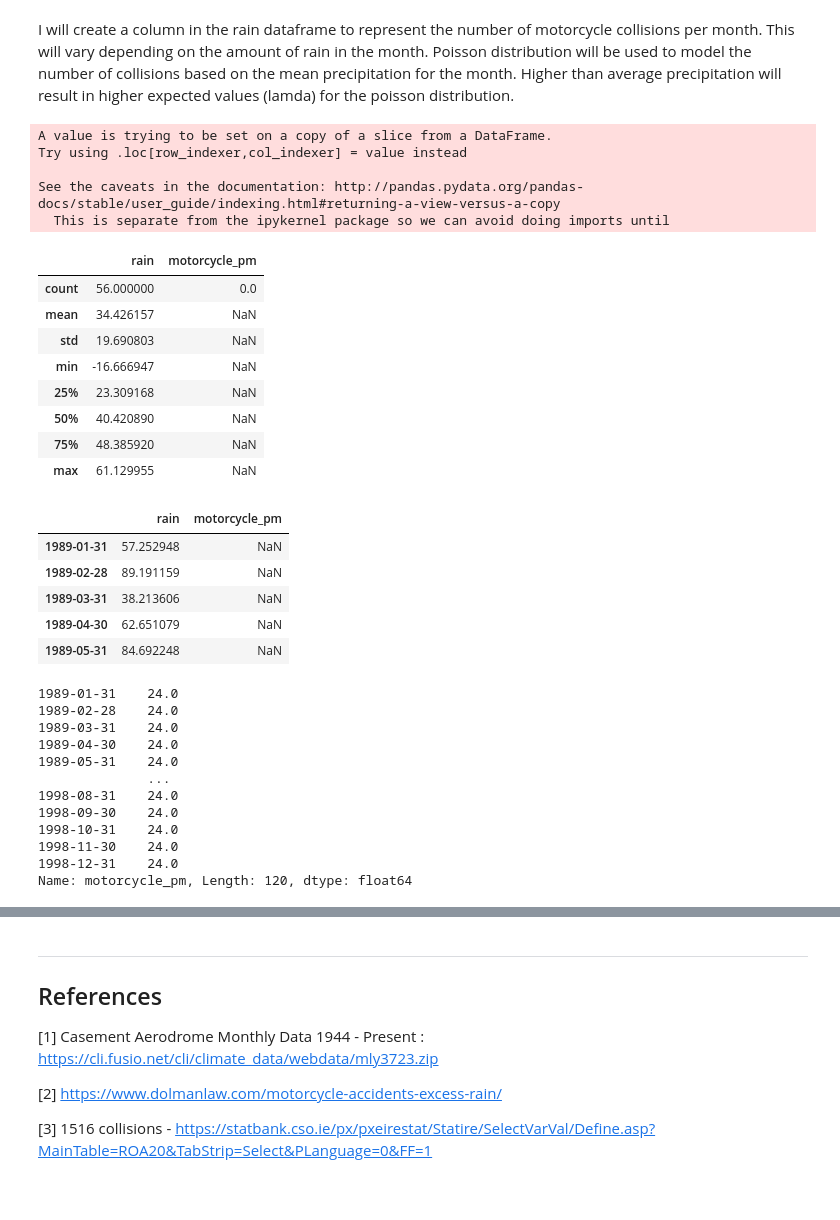
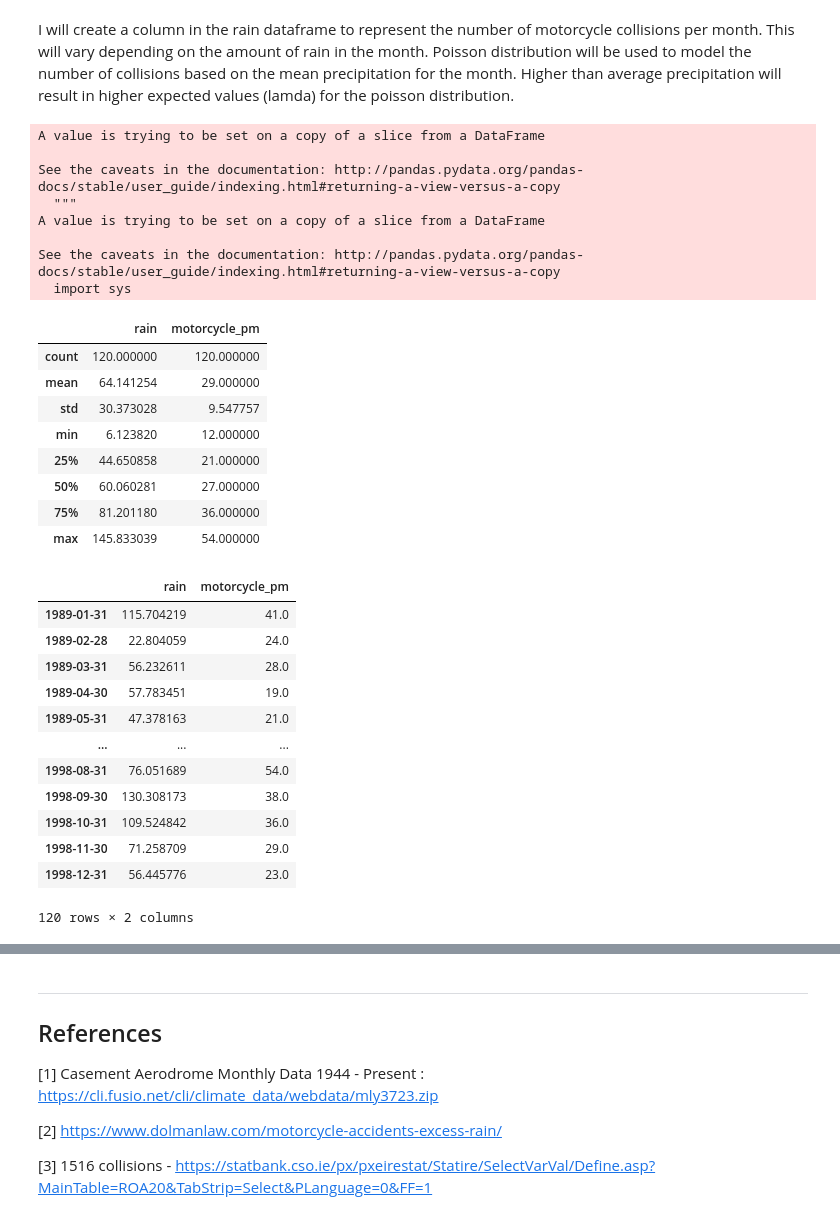
Before and after one commit to AdrianDonohoe/PDAProject2019, a Jupyter notebook: PDA Project - Casement Weather Station.ipynb, the cells around one changed output, grey strips where cells are left out. Drawn from its saved outputs; the diff is of its cells as text; code cells hidden in the pictures; blank space fills up the shorter version.

Commit message:
synthesised motorcycle data

```diff
--- a/PDA Project - Casement Weather Station.ipynb
+++ b/PDA Project - Casement Weather Station.ipynb
@@ -487,46 +487,43 @@ I will create a column in the rain dataframe to represent the number of motorcyc
 # %%
 # Adapted from https://stackoverflow.com/a/28896853
 # 1516 collisions per year . 25% of these are motorcycle related (379). 31.5 per month.
-rain_10y['motorcycle_pm'] = np.nan # Adapted from https://stackoverflow.com/a/16327135
-rain_10y.loc[rain_10y.loc['1989-01-31':'1998-12-31','rain'] <= rain_mean[0]].describe()
-#rain_10y.loc[rain_10y.loc['1989-01-31':'1998-12-31','rain'] > rain_mean[0], 'motorcycle_pm'] = np.random.poisson(37)
-#rain_10y.describe()
+# rain_10y['motorcycle_pm'] = np.nan # Adapted from https://stackoverflow.com/a/16327135
+c = rain_10y.loc[rain_10y.loc['1989-01-31':'1998-12-31','rain'] <= rain_mean[0]]['rain'].count() # count the number of days under average rainfall
+rain_10y.loc[rain_10y.loc['1989-01-31':'1998-12-31','rain'] <= rain_mean[0], 'motorcycle_pm'] = np.random.poisson(23,c) # assign a random number of collisions
+c = rain_10y.loc[rain_10y.loc['1989-01-31':'1998-12-31','rain'] > rain_mean[0]]['rain'].count() # count the number of days over average rainfall
+rain_10y.loc[rain_10y.loc['1989-01-31':'1998-12-31','rain'] > rain_mean[0], 'motorcycle_pm'] = np.random.poisson(37,c) # assign a random number of collisions
+rain_10y.describe()
 # %% [output]
-A value is trying to be set on a copy of a slice from a DataFrame.
-Try using .loc[row_indexer,col_indexer] = value instead
+A value is trying to be set on a copy of a slice from a DataFrame
 
 See the caveats in the documentation: http://pandas.pydata.org/pandas-docs/stable/user_guide/indexing.html#returning-a-view-versus-a-copy
-  This is separate from the ipykernel package so we can avoid doing imports until
+  """
+A value is trying to be set on a copy of a slice from a DataFrame
+
+See the caveats in the documentation: http://pandas.pydata.org/pandas-docs/stable/user_guide/indexing.html#returning-a-view-versus-a-copy
+  import sys
 |  | rain | motorcycle_pm |
-| count | 56.000000 | 0.0 |
-| mean | 34.426157 | NaN |
-| std | 19.690803 | NaN |
-| min | -16.666947 | NaN |
-| 25% | 23.309168 | NaN |
-| 50% | 40.420890 | NaN |
-| 75% | 48.385920 | NaN |
-| max | 61.129955 | NaN |
+| count | 120.000000 | 120.000000 |
+| mean | 64.141254 | 29.000000 |
+| std | 30.373028 | 9.547757 |
+| min | 6.123820 | 12.000000 |
+| 25% | 44.650858 | 21.000000 |
+| 50% | 60.060281 | 27.000000 |
+| 75% | 81.201180 | 36.000000 |
+| max | 145.833039 | 54.000000 |
 # %%
-rain_10y.head(5)
+rain_10y
 # %% [output]
 |  | rain | motorcycle_pm |
-| 1989-01-31 | 57.252948 | NaN |
-| 1989-02-28 | 89.191159 | NaN |
-| 1989-03-31 | 38.213606 | NaN |
-| 1989-04-30 | 62.651079 | NaN |
-| 1989-05-31 | 84.692248 | NaN |
+| 1989-01-31 | 115.704219 | 41.0 |
+| 1989-02-28 | 22.804059 | 24.0 |
+| 1989-03-31 | 56.232611 | 28.0 |
+| 1989-04-30 | 57.783451 | 19.0 |
+| 1989-05-31 | 47.378163 | 21.0 |
+| ... | ... | ... |
+| 1998-08-31 | 76.051689 | 54.0 |
+| 1998-09-30 | 130.308173 | 38.0 |
+| 1998-10-31 | 109.524842 | 36.0 |
+| 1998-11-30 | 71.258709 | 29.0 |
+| 1998-12-31 | 56.445776 | 23.0 |
+120 rows × 2 columns
-# %%
-rain_10y.loc['1989-01-31':'1998-12-31', 'motorcycle_pm']
-# %% [output]
-1989-01-31    24.0
-1989-02-28    24.0
-1989-03-31    24.0
-1989-04-30    24.0
-1989-05-31    24.0
-              ...
-1998-08-31    24.0
-1998-09-30    24.0
-1998-10-31    24.0
-1998-11-30    24.0
-1998-12-31    24.0
-Name: motorcycle_pm, Length: 120, dtype: float64
```
Also changed, not shown: parts of 15 cells of this notebook.
